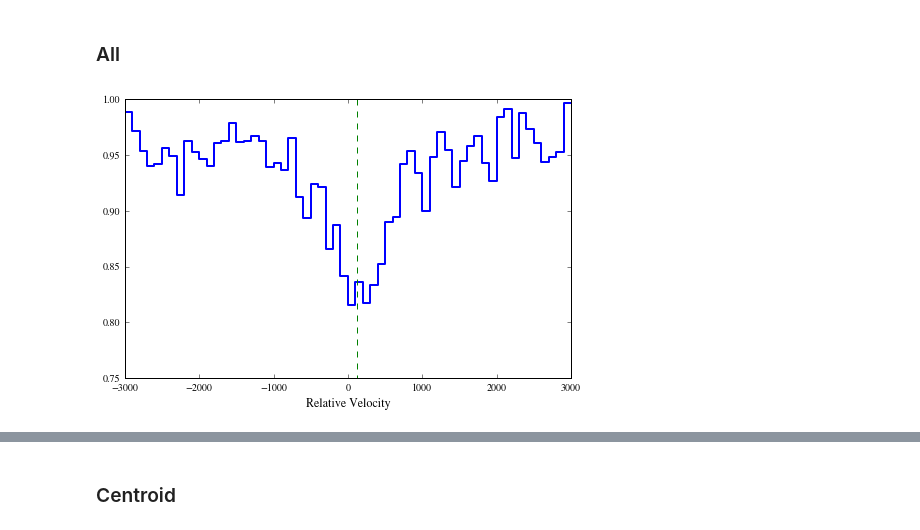
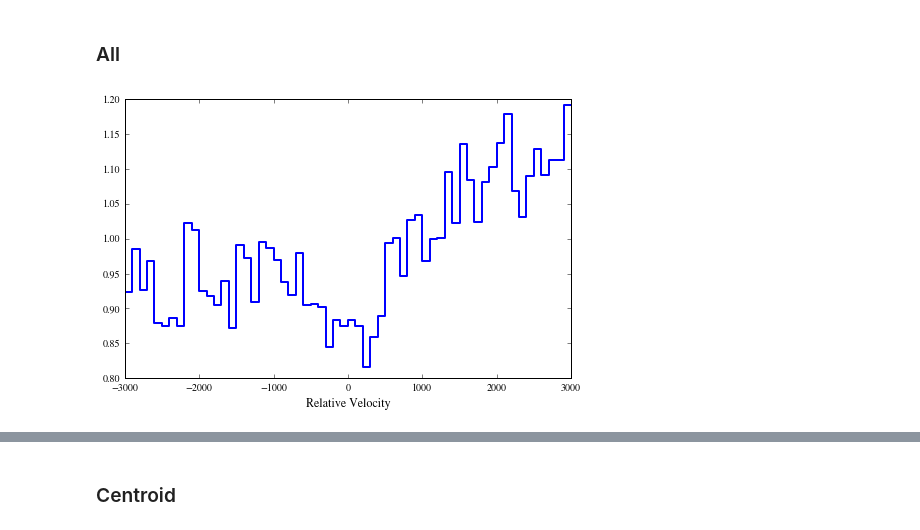
Before and after one commit to qsopairs/papers, a Jupyter notebook: QPQ9/Analysis/Stacks/CII1334_fiddle.ipynb, the cells around one changed output, grey strips where cells are left out. Drawn from its saved outputs; the diff is of its cells as text; code cells hidden in the pictures.

```diff
--- a/QPQ9/Analysis/Stacks/CII1334_fiddle.ipynb
+++ b/QPQ9/Analysis/Stacks/CII1334_fiddle.ipynb
@@ -37,5 +37,5 @@ import qpq9_stacks as qpq9k
 # %%
 reload(qpqk)
 reload(qpq9k)
-stack_tup0 = qpq9k.qpq9_NIR(passback=True,wrest=1334.5323*u.AA)
+stack_tup0 = qpq9k.qpq9_IRMgII(passback=True,wrest=1334.5323*u.AA)
 # %% [output]
@@ -155,13 +155,11 @@ Using /u/xavier/Dropbox//QSOPairs/data/XSHOOTER_redux//./SDSSJ091338.97-010704.6
 # %%
 fin_velo, stck_img, stck_msk, all_dict = stack_tup0
 stack_tup = (fin_velo, stck_img, stck_msk, all_dict)
 #
 fin_velo, fin_flx, all_dict = qpqk.stack_avg(stack_tup)
 plt.figure(figsize=(8,5),dpi=1200)
 plt.plot(fin_velo, fin_flx, drawstyle='steps',linewidth=2.)
-plt.plot([122]*2,[0,1],'g--')
-plt.gca().set_ylim(0.75,1.)
 plt.xlabel('Relative Velocity', size=12.)
 plt.show()
 # %% [output]
-[figure, old version]
+[figure, new version]
```
Also changed, not shown: parts of 13 cells of this notebook, 20 other files.
